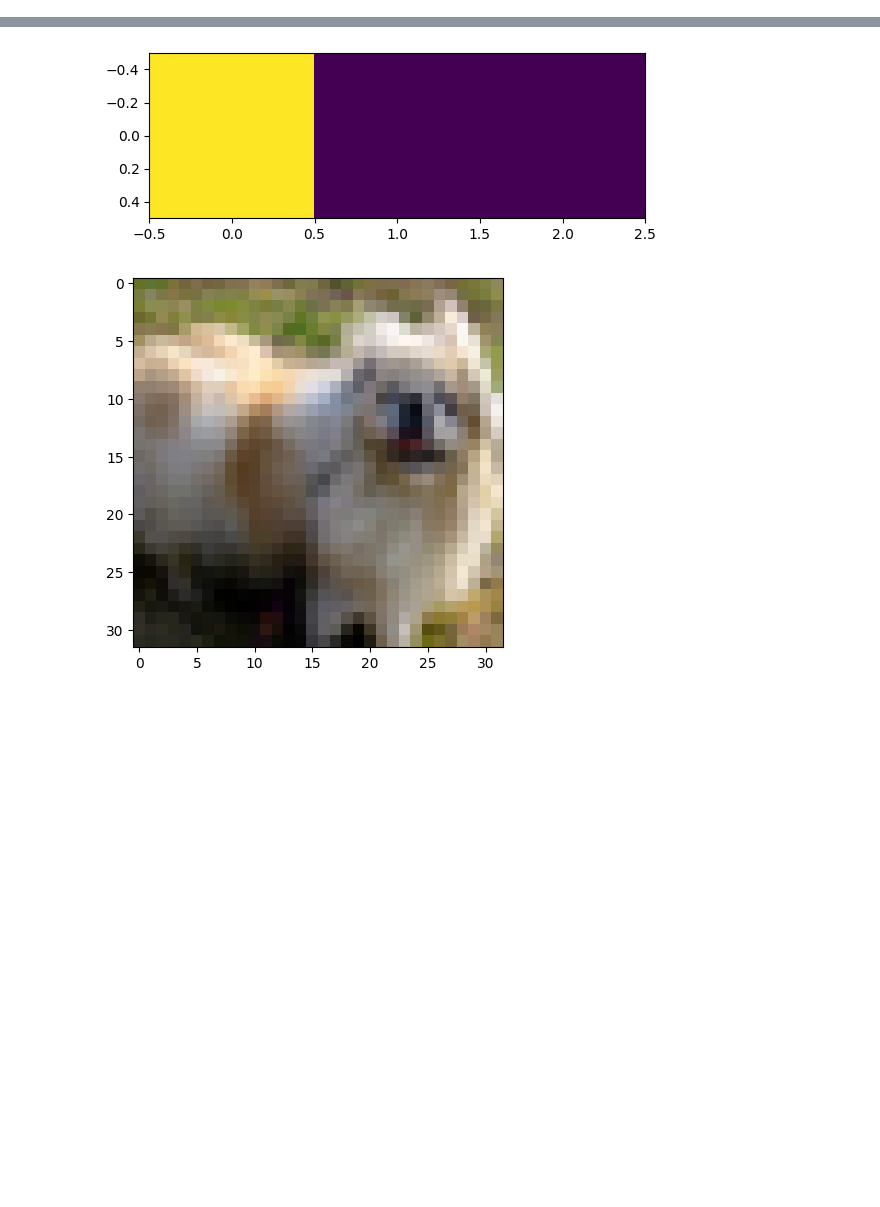
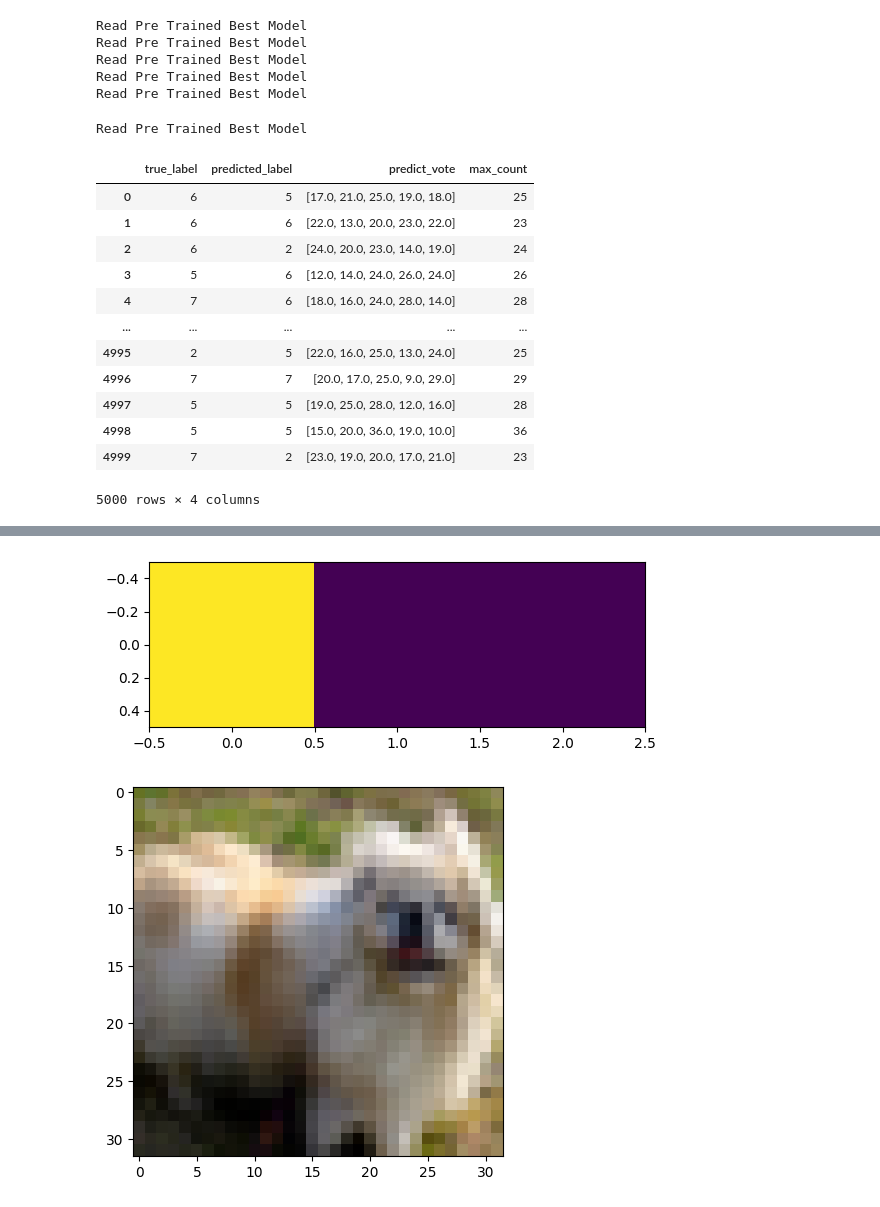
Before and after one commit to BillChen24/DSC180A-Project1, a Jupyter notebook: experiment.ipynb, the cells around one changed output, grey strips where cells are left out. Drawn from its saved outputs; the diff is of its cells as text; code cells hidden in the pictures; blank space fills up the shorter version.

```diff
--- a/experiment.ipynb
+++ b/experiment.ipynb
@@ -75,0 +154,22 @@ array([6, 8, 8, ..., 3, 5, 7], dtype=int32)
+# %%
+path_to_transformed_data='data/temp/transformer_with_class/'
+#make prediction table on all kinds of input
+for i in [2,4,5,6,7]:
+    #read in data from transformed
+    trans_data=np.load(path_to_transformed_data+f'transformed_{i}.npy')
+    classifier.prediction_df(trans_data, test_label,
+                         model = 'result/best_rfc_model.sav',
+                        outdf_path = f'result/prediction_transformer{i}.csv')
+# %% [output]
+Read Pre Trained Best Model
+Read Pre Trained Best Model
+Read Pre Trained Best Model
+Read Pre Trained Best Model
+Read Pre Trained Best Model
+# %%
+trans_data=np.load('data/temp/transformer_1/transformed_2.npy')
+df=classifier.prediction_df(trans_data, test_label,
+                         model = 'result/best_rfc_model.sav',
+                        outdf_path = 'result/prediction_transformer2.csv')
+# %% [output]
+Read Pre Trained Best Model
@@ -75,0 +178,16 @@ array([6, 8, 8, ..., 3, 5, 7], dtype=int32)
+# %%
+df
+# %% [output]
+|  | true_label | predicted_label | predict_vote | max_count |
+| 0 | 6 | 5 | [17.0, 21.0, 25.0, 19.0, 18.0] | 25 |
+| 1 | 6 | 6 | [22.0, 13.0, 20.0, 23.0, 22.0] | 23 |
+| 2 | 6 | 2 | [24.0, 20.0, 23.0, 14.0, 19.0] | 24 |
+| 3 | 5 | 6 | [12.0, 14.0, 24.0, 26.0, 24.0] | 26 |
+| 4 | 7 | 6 | [18.0, 16.0, 24.0, 28.0, 14.0] | 28 |
+| ... | ... | ... | ... | ... |
+| 4995 | 2 | 5 | [22.0, 16.0, 25.0, 13.0, 24.0] | 25 |
+| 4996 | 7 | 7 | [20.0, 17.0, 25.0, 9.0, 29.0] | 29 |
+| 4997 | 5 | 5 | [19.0, 25.0, 28.0, 12.0, 16.0] | 28 |
+| 4998 | 5 | 5 | [15.0, 20.0, 36.0, 19.0, 10.0] | 36 |
+| 4999 | 7 | 2 | [23.0, 19.0, 20.0, 17.0, 21.0] | 23 |
+5000 rows × 4 columns
```
Also changed, not shown: parts of 31 cells of this notebook, 2 other files.
